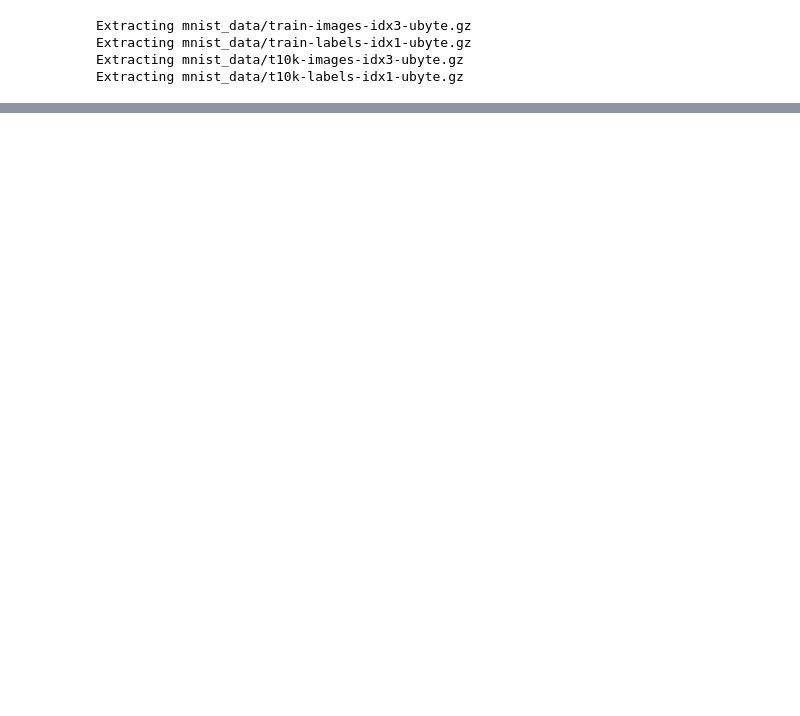
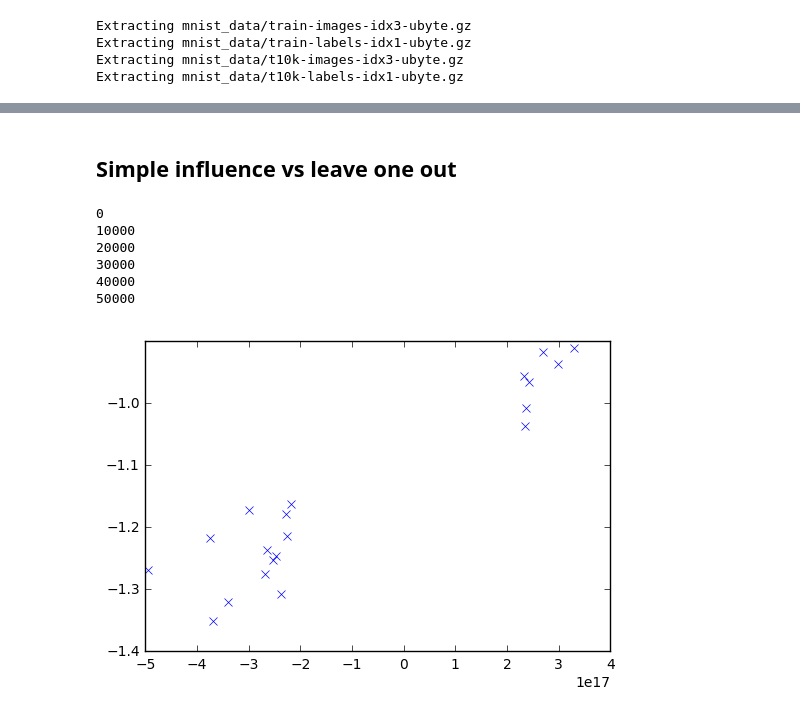
Before and after one commit to cgel/deep_quad, a Jupyter notebook: test_loss_influence_functions.ipynb, the cells around one changed output, grey strips where cells are left out. Saved outputs shown, nothing was run; the diff lists cells and outputs as text; code cells hidden in the pictures; blank space fills up the shorter version.

```diff
--- a/test_loss_influence_functions.ipynb
+++ b/test_loss_influence_functions.ipynb
@@ -215,0 +119,2 @@ for i in range(len(influence_acc)):
+# %% [markdown]
+## Simple influence vs leave one out
@@ -215,0 +125,54 @@ for i in range(len(influence_acc)):
+# %%
+# compute the simple influences for every image in the training set
+trainset_simple_influence_map = []
+trainset_simple_influence = []
+for i in range(len(mnist.train.labels)):
+    z = (mnist.train.images[i:i+1], mnist.train.labels[i:i+1])
+    influ = simple_influence(z)
+    trainset_simple_influence.append(influ)
+    trainset_simple_influence_map.append( (influ, i))
+    if i % 10000==0:
+        print(i)
+print("Done")
+# %% [output]
+0
+10000
+20000
+30000
+40000
+50000
+# %%
+# generate a list ordering the examples of the training set by most influential
+abs_simple_influence = [ (abs(i_influ), i) for i_influ, i in trainset_simple_influence_map]
+abs_simple_influence.sort(reverse=True)
+simple_rank = [ (trainset_simple_influence[j], j) for _, j in abs_simple_influence]
+# %%
+s_infs = []
+s_simple_infs = []
+s_d_losses = []
+# %%
+# leave one out retraining
+subset = simple_rank[0:20]
+saver.restore(sess, checkpoint_file)
+base_testset_loss = model.testset_loss()
+for _,i in subset:
+    z = (trainset.images[i:i+1], trainset.labels[i:i+1])
+    # compute influence
+    z_influ, z_grad = inf.of_and_g(z)
+    s_infs.append(z_influ )
+    # compute simple influence
+    s_simple_infs.append(simple_influence(z))
+    # leave one out retraining
+    model.trainset = leave_one_out_dataset(trainset, i)
+    model.update(10000, learning_rate=1e-7)
+    s_d_losses.append(base_testset_loss - model.testset_loss())
+
+    # restore and plot
+    saver.restore(sess, checkpoint_file)
+    clear_output()
+    plt.plot(s_infs, s_d_losses, "x")
+    plt.show()
+
+model.trainset = trainset
+# %% [output]
+[figure, added]
```
Also changed, not shown: parts of 23 cells of this notebook.
